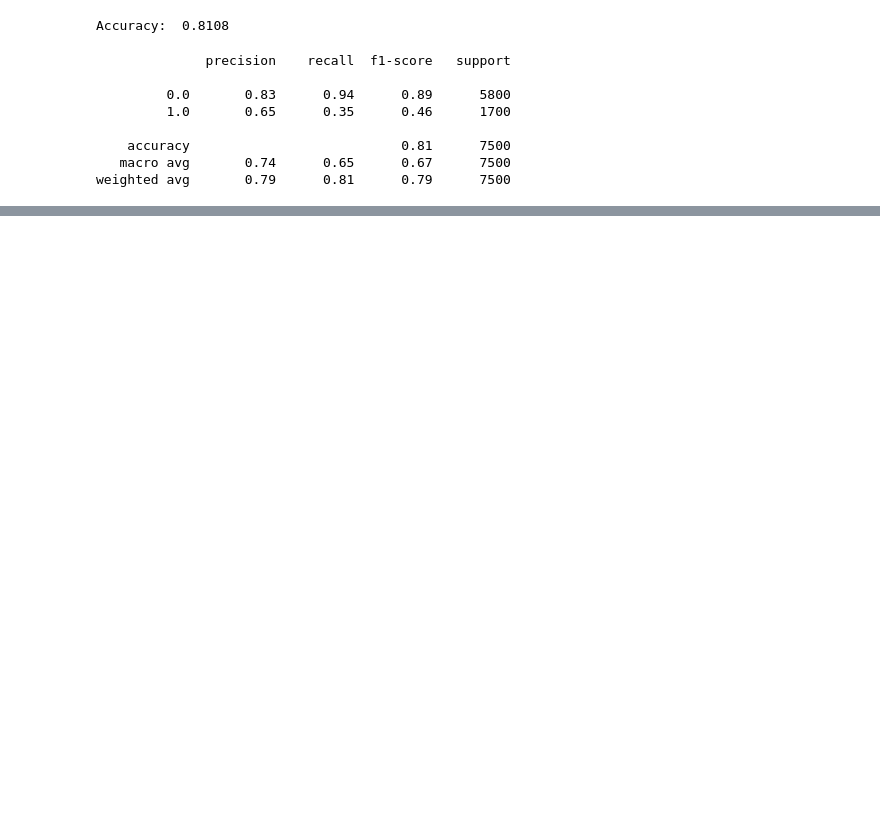
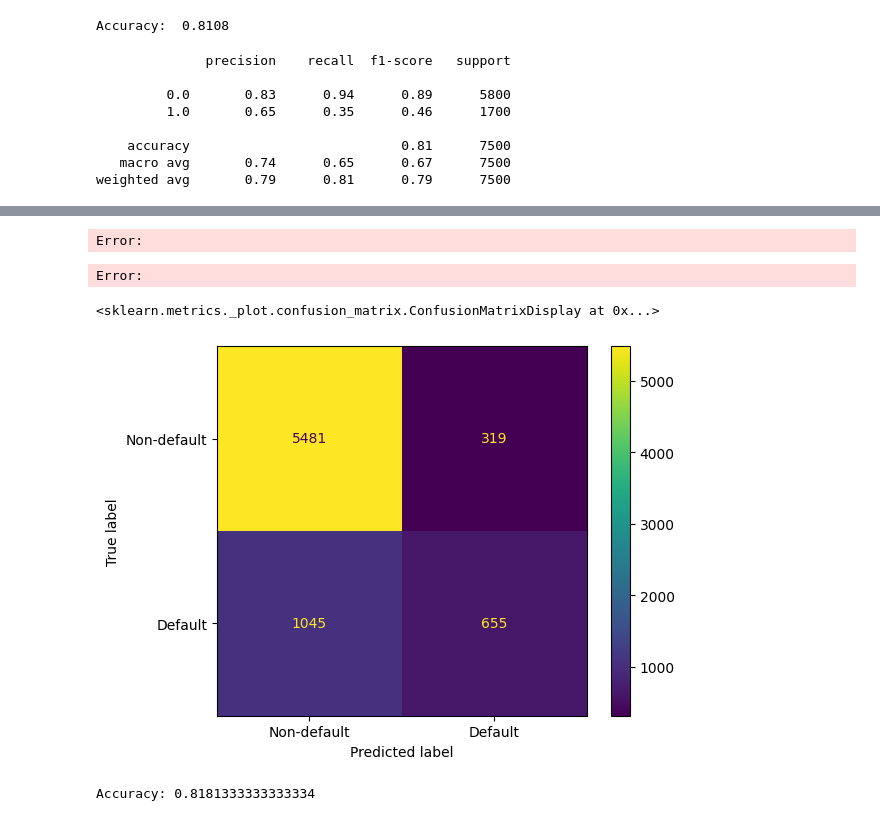
Before and after one commit to elvern18/Credit-Card-Default, a Jupyter notebook: BT2103 Project.ipynb, the cells around one changed output, grey strips where cells are left out. Drawn from its saved outputs; the diff is of its cells as text; code cells hidden in the pictures; blank space fills up the shorter version.

```diff
--- a/BT2103 Project.ipynb
+++ b/BT2103 Project.ipynb
@@ -817,0 +855,33 @@ confusion_matrix(y_test,predictions)
+# %%
+## Doing Hyperparameter Tuning here using GridSearchCV
+
+param_grid={
+    'C':[0.5 , 1 ,10,100], # Regularization Parameter
+    'gamma':['scale' ,0.1,0.001,0.0001,1],
+    'kernel':['rbf']
+}
+
+optimal_params = GridSearchCV(SVC(), param_grid, cv=5, scoring='accuracy', verbose=False)
+# %% [output]
+Error:
+# %%
+optimal_params.fit(X_train ,y_train)
+print(optimal_params.best_params_)
+# %% [output]
+Error:
+# %%
+optimised_svm = SVC(random_state = 1234, C = 100, gamma = 0.001, kernel = 'rbf')
+optimised_svm.fit(X_train, y_train)
+
+plot_confusion_matrix(optimised_svm, X_test, y_test, values_format='d', display_labels=["Non-default" ,"Default"])
+# %% [output]
+<sklearn.metrics._plot.confusion_matrix.ConfusionMatrixDisplay at 0x...>
+[figure, added]
+# %%
+## Printing accuracy
+y_pred_optimised_svm = optimised_svm.predict(X_test)
+print('Accuracy:', accuracy_score(y_pred_optimised_svm, y_test))
+
+## Slightly higher than the naive model
+# %% [output]
+Accuracy: 0.8181333333333334
```
Also changed, not shown: parts of 33 cells of this notebook.
